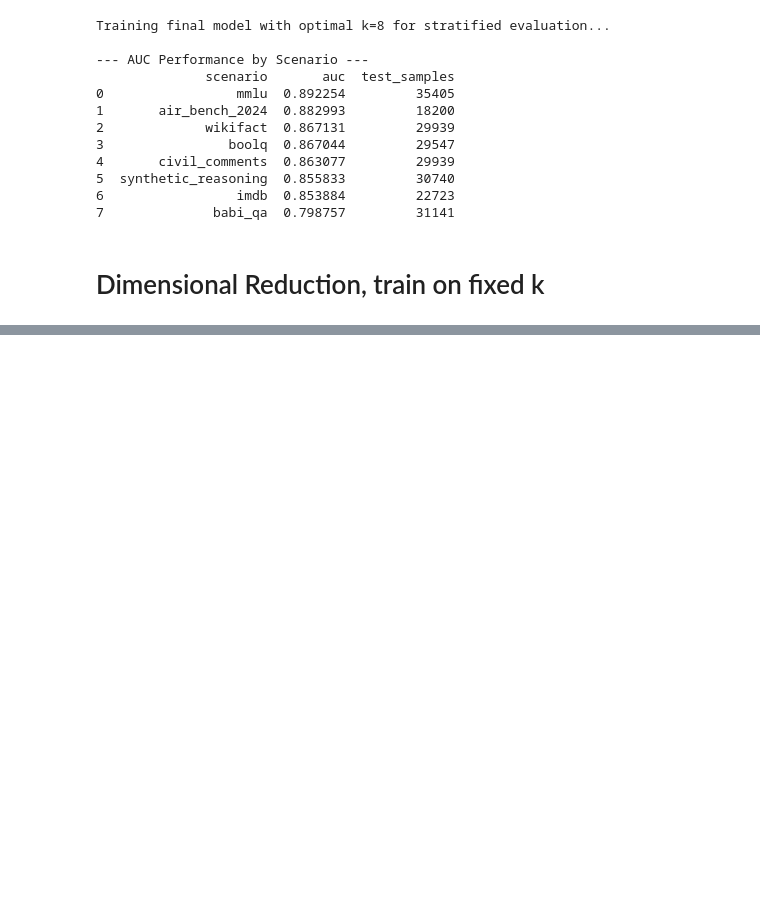
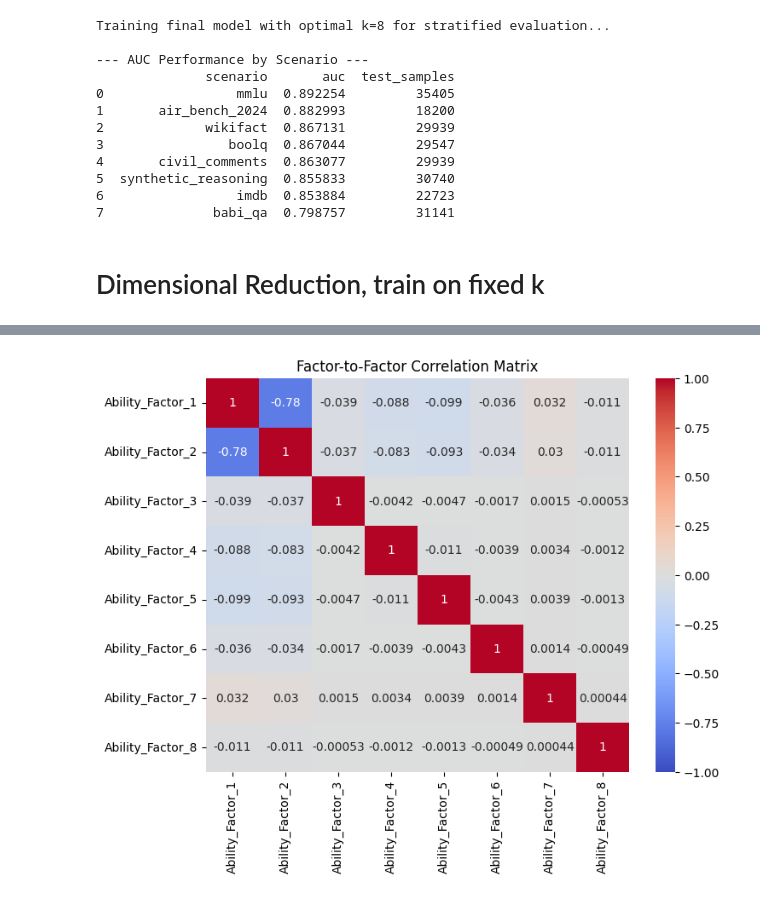
Before and after one commit to ronanhansel/reeval-multi, a Jupyter notebook: factor_analysis/item.ipynb, the cells around one changed output, grey strips where cells are left out. Saved outputs shown, nothing was run; the diff lists cells and outputs as text; code cells hidden in the pictures; blank space fills up the shorter version.

```diff
--- a/factor_analysis/item.ipynb
+++ b/factor_analysis/item.ipynb
@@ -284,0 +309,12 @@ Training final model with optimal k=8 for stratified evaluation...
+# %%
+ability_scores = svd_final.transform(imputed_resmat)
+# 2. Put the scores into a DataFrame for easy interpretation
+# Use the original model names from the resmat index.
+model_names = resmat.index
+factor_names = [f'Ability_Factor_{i+1}' for i in range(ability_scores.shape[1])]
+
+ability_df = pd.DataFrame(ability_scores, index=model_names, columns=factor_names)
+
+# 3. Display the results
+print("--- Estimated Model Abilities ---")
+print(ability_df.sort_values(by='Ability_Factor_1', ascending=False).head(10))
@@ -284,0 +339,18 @@ Training final model with optimal k=8 for stratified evaluation...
+# %%
+import pandas as pd
+import seaborn as sns
+import matplotlib.pyplot as plt
+
+# Assume 'ability_df' is your DataFrame of model abilities from the previous step
+# It should have a shape of (n_models, k_factors)
+
+# Calculate the correlation between the ability factors
+factor_correlations = ability_df.corr()
+
+# Visualize the correlation matrix as a heatmap
+plt.figure(figsize=(8, 6))
+sns.heatmap(factor_correlations, annot=True, cmap='coolwarm', vmin=-1, vmax=1)
+plt.title('Factor-to-Factor Correlation Matrix')
+plt.show()
+# %% [output]
+[figure, added]
```
Also changed, not shown: parts of 20 cells of this notebook, 3 other files.
